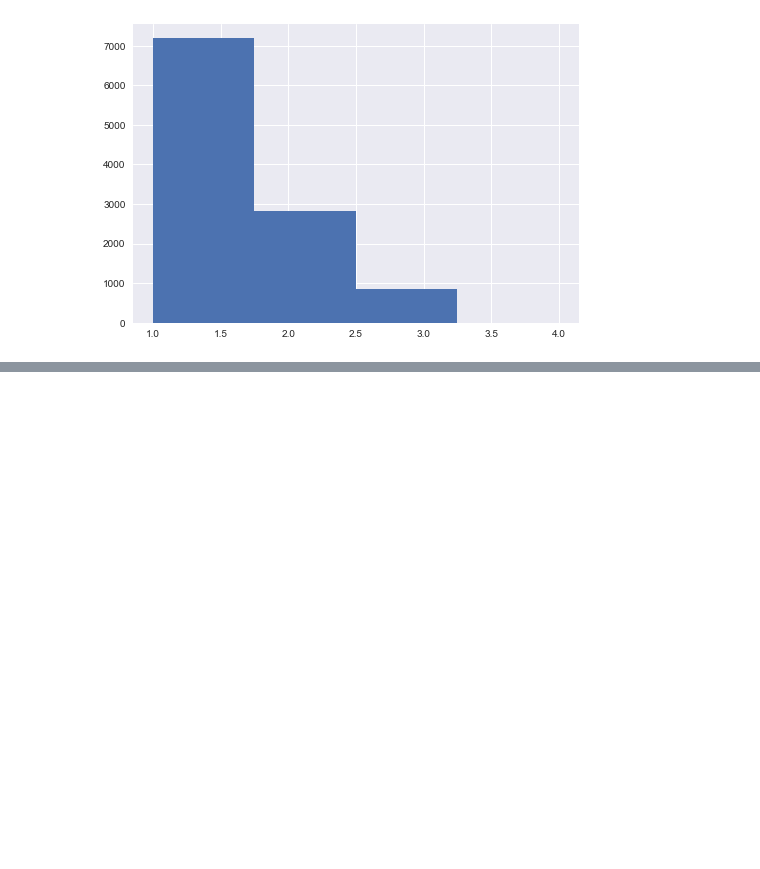
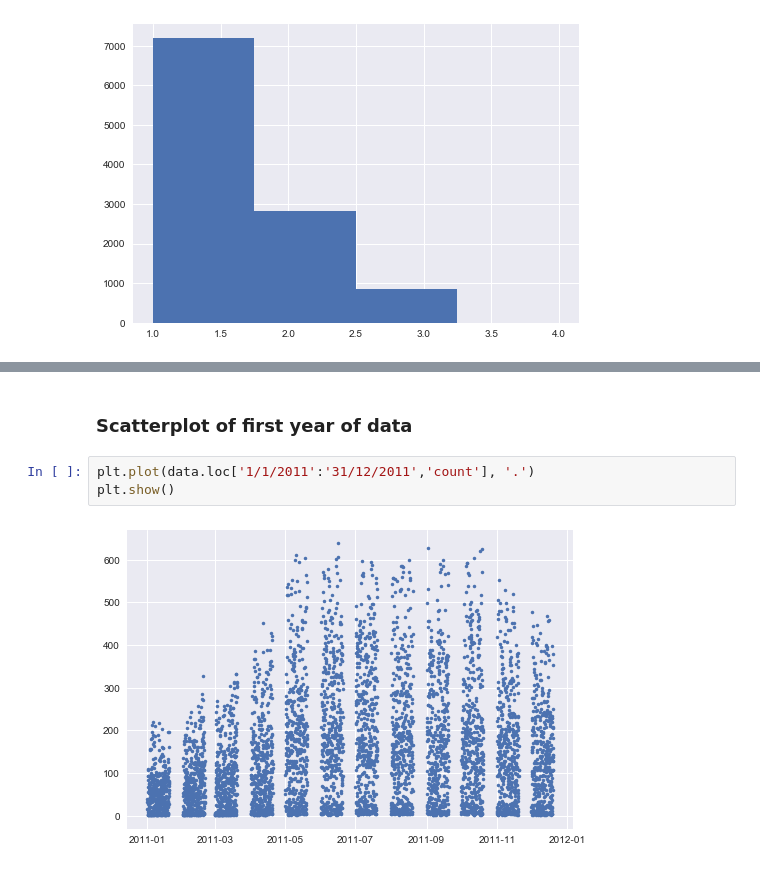
Before and after one commit to dkimpara/BikeShareKaggle, a Jupyter notebook: DataExploration.ipynb, the cells around one changed output, grey strips where cells are left out. Saved outputs shown, nothing was run; the diff lists cells and outputs as text; blank space fills up the shorter version.

```diff
--- a/DataExploration.ipynb
+++ b/DataExploration.ipynb
@@ -102,0 +135,7 @@ data.groupby('holiday').describe()['count']
+# %% [markdown]
+### Scatterplot of first year of data
+# %%
+plt.plot(data.loc['1/1/2011':'31/12/2011','count'], '.')
+plt.show()
+# %% [output]
+[figure, added]
```
Also changed, not shown: parts of 13 cells of this notebook.
